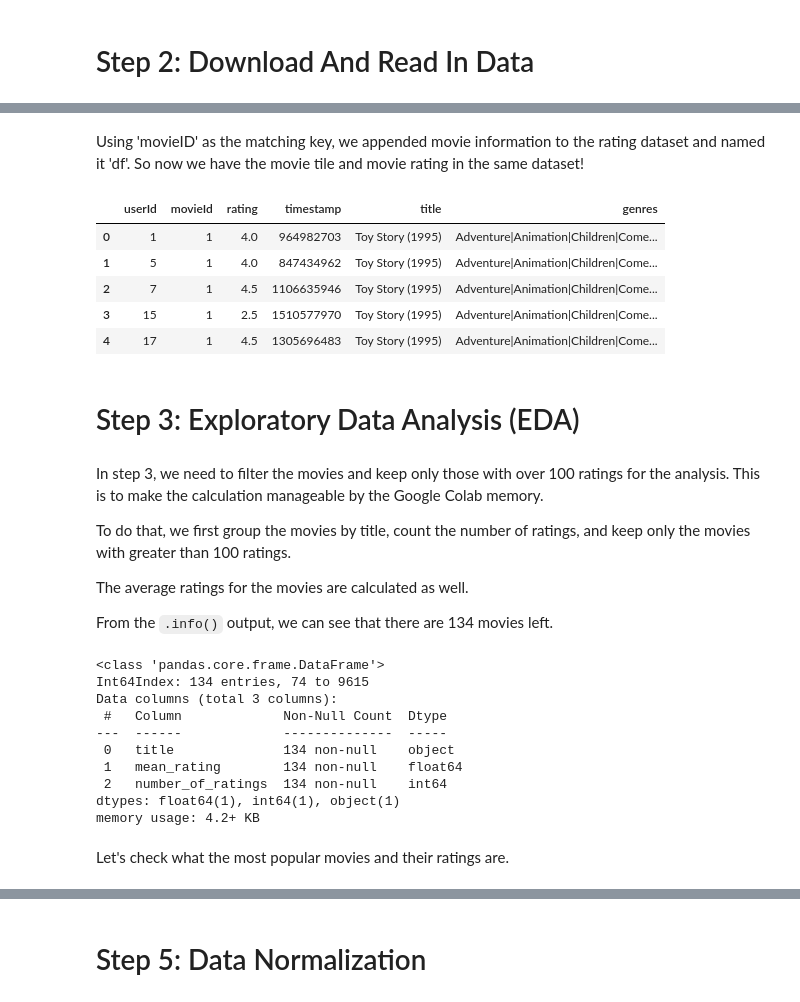
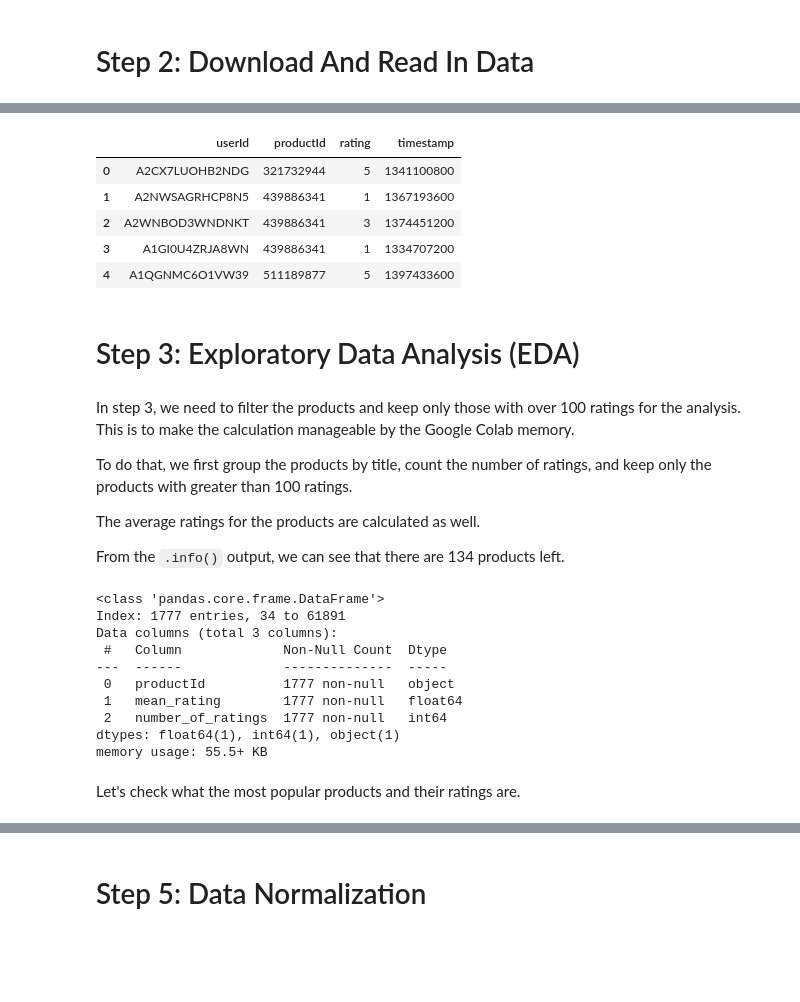
Before and after one commit to Maher1410/Medical_Draft, a Jupyter notebook: RS01_Recommendation_System_User_Based_Collaborative_Filtering(original).ipynb, the cells around one changed output, grey strips where cells are left out. Drawn from its saved outputs; the diff is of its cells as text; code cells hidden in the pictures; blank space fills up the shorter version.

```diff
--- a/RS01_Recommendation_System_User_Based_Collaborative_Filtering(original).ipynb
+++ b/RS01_Recommendation_System_User_Based_Collaborative_Filtering(original).ipynb
@@ -92,6 +62,6 @@ Now let's read in the rating data.
 # %%
 # Read in data
-ratings=pd.read_csv('ml-latest-small/ratings.csv')
+ratings=pd.read_excel('C:\\Users\\DELL 5540\\Desktop\\ass\\ratings_Electronics.xlsx')
 
 # Take a look at the data
 ratings.head()
@@ -160,47 +117,47 @@ movies.head()
-# %% [markdown]
-Using 'movieID' as the matching key, we appended movie information to the rating dataset and named it 'df'. So now we have the movie tile and movie rating in the same dataset!
 # %%
-# Merge ratings and movies datasets
-df = pd.merge(ratings, movies, on='movieId', how='inner')
+# Define df to be the same as ratings
+df = ratings
 
 # Take a look at the data
 df.head()
 # %% [output]
-|  | userId | movieId | rating | timestamp | title | genres |
-| 0 | 1 | 1 | 4.0 | 964982703 | Toy Story (1995) | Adventure|Animation|Children|Come... |
-| 1 | 5 | 1 | 4.0 | 847434962 | Toy Story (1995) | Adventure|Animation|Children|Come... |
-| 2 | 7 | 1 | 4.5 | 1106635946 | Toy Story (1995) | Adventure|Animation|Children|Come... |
-| 3 | 15 | 1 | 2.5 | 1510577970 | Toy Story (1995) | Adventure|Animation|Children|Come... |
-| 4 | 17 | 1 | 4.5 | 1305696483 | Toy Story (1995) | Adventure|Animation|Children|Come... |
+|  | userId | productId | rating | timestamp |
+| 0 | A2CX7LUOHB2NDG | 321732944 | 5 | 1341100800 |
+| 1 | A2NWSAGRHCP8N5 | 439886341 | 1 | 1367193600 |
+| 2 | A2WNBOD3WNDNKT | 439886341 | 3 | 1374451200 |
+| 3 | A1GI0U4ZRJA8WN | 439886341 | 1 | 1334707200 |
+| 4 | A1QGNMC6O1VW39 | 511189877 | 5 | 1397433600 |
 # %% [markdown]
 # Step 3: Exploratory Data Analysis (EDA)
 # %% [markdown]
-In step 3, we need to filter the movies and keep only those with over 100 ratings for the analysis. This is to make the calculation manageable by the Google Colab memory.
+In step 3, we need to filter the products and keep only those with over 100 ratings for the analysis. This is to make the calculation manageable by the Google Colab memory.
 
-To do that, we first group the movies by title, count the number of ratings, and keep only the movies with greater than 100 ratings.
+To do that, we first group the products by title, count the number of ratings, and keep only the products with greater than 100 ratings.
 
-The average ratings for the movies are calculated as well.
+The average ratings for the products are calculated as well.
 
-From the `.info()` output, we can see that there are 134 movies left.
+From the `.info()` output, we can see that there are 134 products left.
 # %%
-# Aggregate by movie
-agg_ratings = df.groupby('title').agg(mean_rating = ('rating', 'mean'),
-                                                number_of_ratings = ('rating', 'count')).reset_index()
+# Aggregate by productId
+agg_ratings = df.groupby('productId').agg(mean_rating=('rating', 'mean'),
+                                          number_of_ratings=('rating', 'count')).reset_index()
 
-# Keep the movies with over 100 ratings
-agg_ratings_GT100 = agg_ratings[agg_ratings['number_of_ratings']>100]
+# Keep the products with over 100 ratings
+agg_ratings_GT100 = agg_ratings[agg_ratings['number_of_ratings'] > 100]
+
+# Take a look at the data
 agg_ratings_GT100.info()
 # %% [output]
 <class 'pandas.core.frame.DataFrame'>
-Int64Index: 134 entries, 74 to 9615
+Index: 1777 entries, 34 to 61891
 Data columns (total 3 columns):
  #   Column             Non-Null Count  Dtype
 ---  ------             --------------  -----
- 0   title              134 non-null    object
- 1   mean_rating        134 non-null    float64
- 2   number_of_ratings  134 non-null    int64
+ 0   productId          1777 non-null   object
+ 1   mean_rating        1777 non-null   float64
+ 2   number_of_ratings  1777 non-null   int64
 dtypes: float64(1), int64(1), object(1)
-memory usage: 4.2+ KB
+memory usage: 55.5+ KB
 # %% [markdown]
-Let's check what the most popular movies and their ratings are.
+Let's check what the most popular products and their ratings are.
 # %%
```
Also changed, not shown: parts of 50 cells of this notebook.
